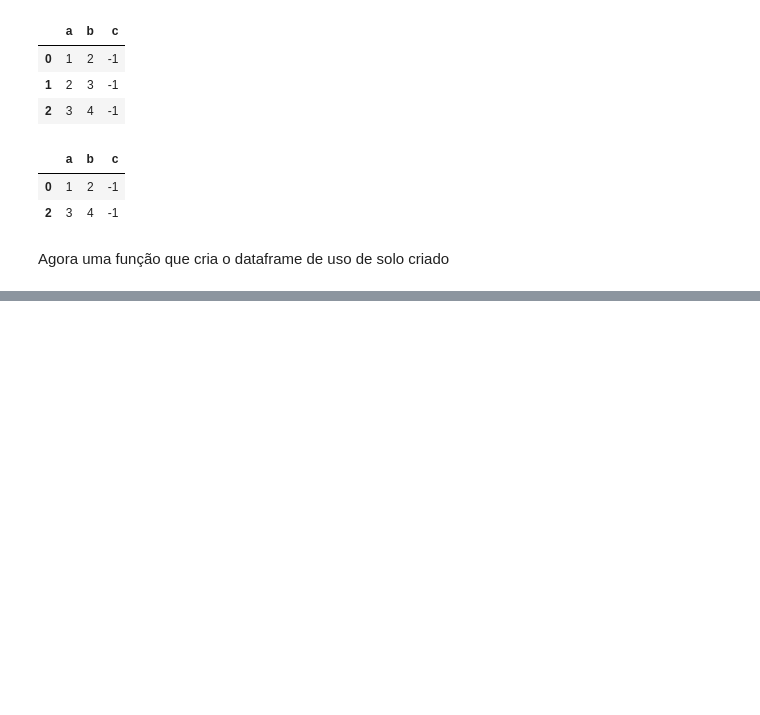
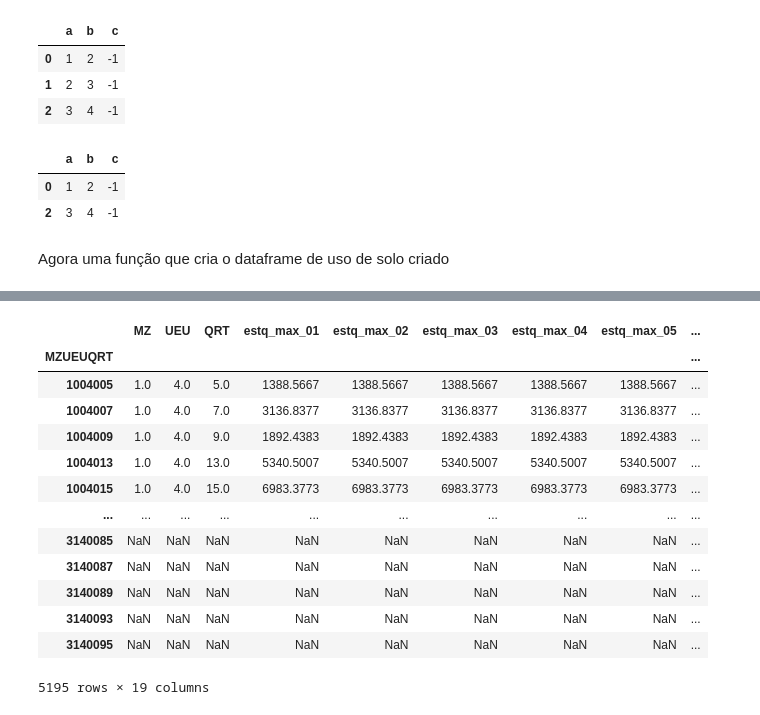
Before and after one commit to marcelo-fm/solo-criado-bd, a Jupyter notebook: testing_ground.ipynb, the cells around one changed output, grey strips where cells are left out. Saved outputs shown, nothing was run; the diff lists cells and outputs as text; code cells hidden in the pictures; blank space fills up the shorter version.

```diff
--- a/testing_ground.ipynb
+++ b/testing_ground.ipynb
@@ -277,12 +294,12 @@ def uso_estoque(dataframe, porc=False): # problema é os valores AE
           porcentagem = 1
           porc_name = ''
 
-
+     df2 = dataframe
      for i in range(4, len(colunas)):
-          dataframe[colunas[i]] = (dataframe[colunas[3]] - dataframe[colunas[i]]) * porcentagem
+          df2[colunas[i]] = (dataframe[colunas[3]] - dataframe[colunas[i]]) * porcentagem
           colunas[i] = 'uso_estq_' + porc_name + colunas[i][-2:]
 
      colunas[3] = 'uso_estq_' + colunas[3][-2:]
-     dataframe.columns = colunas
+     df2.columns = colunas
 
      return dataframe
@@ -292,0 +306,18 @@ def uso_estoque(dataframe, porc=False): # problema é os valores AE
+# %%
+uso_estq = uso_estoque(estq_max_num, porc=True)
+uso_estq
+# %% [output]
+|  | MZ | UEU | QRT | estq_max_01 | estq_max_02 | estq_max_03 | estq_max_04 | estq_max_05 | ... |
+| MZUEUQRT |  |  |  |  |  |  |  |  | ... |
+| 1004005 | 1.0 | 4.0 | 5.0 | 1388.5667 | 1388.5667 | 1388.5667 | 1388.5667 | 1388.5667 | ... |
+| 1004007 | 1.0 | 4.0 | 7.0 | 3136.8377 | 3136.8377 | 3136.8377 | 3136.8377 | 3136.8377 | ... |
+| 1004009 | 1.0 | 4.0 | 9.0 | 1892.4383 | 1892.4383 | 1892.4383 | 1892.4383 | 1892.4383 | ... |
+| 1004013 | 1.0 | 4.0 | 13.0 | 5340.5007 | 5340.5007 | 5340.5007 | 5340.5007 | 5340.5007 | ... |
+| 1004015 | 1.0 | 4.0 | 15.0 | 6983.3773 | 6983.3773 | 6983.3773 | 6983.3773 | 6983.3773 | ... |
+| ... | ... | ... | ... | ... | ... | ... | ... | ... | ... |
+| 3140085 | NaN | NaN | NaN | NaN | NaN | NaN | NaN | NaN | ... |
+| 3140087 | NaN | NaN | NaN | NaN | NaN | NaN | NaN | NaN | ... |
+| 3140089 | NaN | NaN | NaN | NaN | NaN | NaN | NaN | NaN | ... |
+| 3140093 | NaN | NaN | NaN | NaN | NaN | NaN | NaN | NaN | ... |
+| 3140095 | NaN | NaN | NaN | NaN | NaN | NaN | NaN | NaN | ... |
+5195 rows × 19 columns
```
Also changed, not shown: parts of 3 cells of this notebook.
